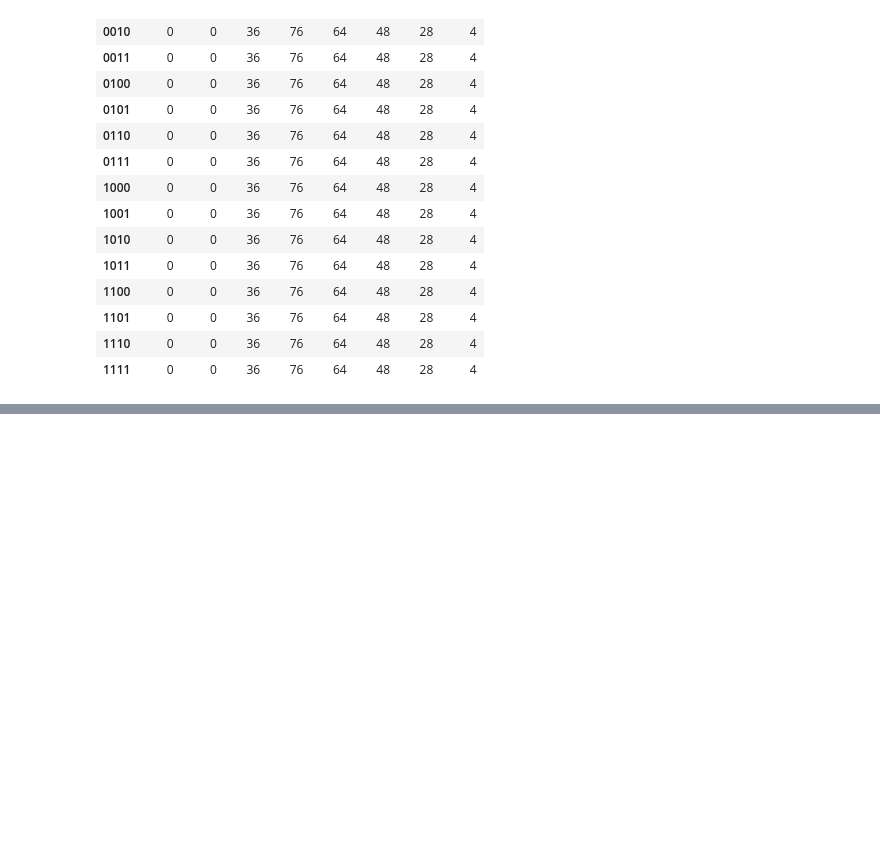
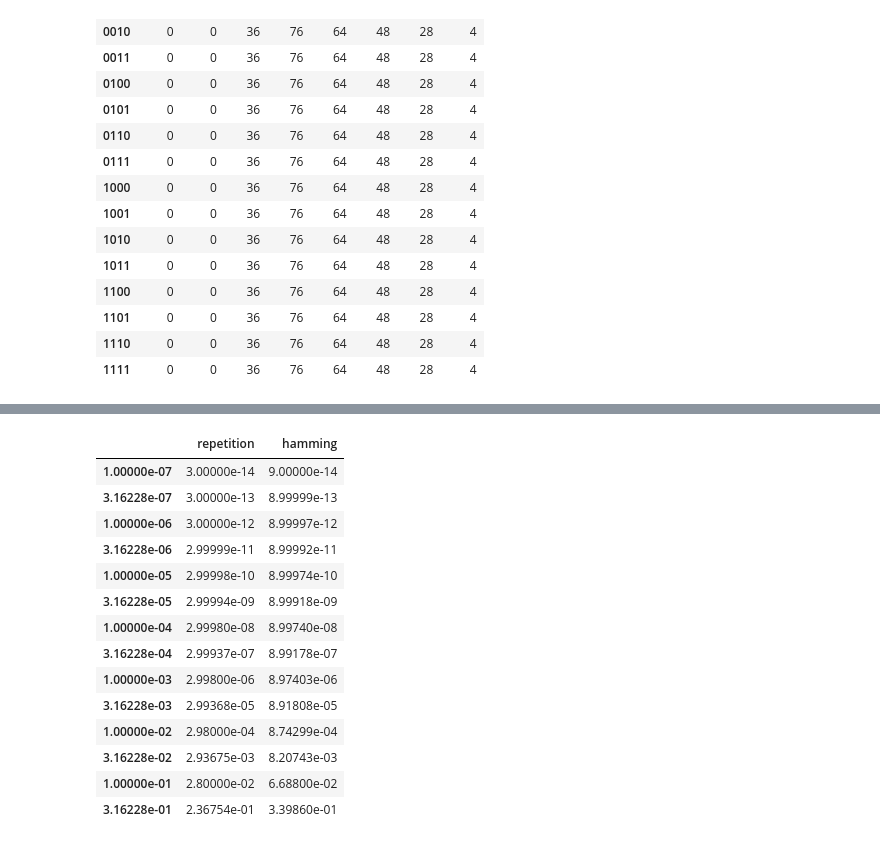
Before and after one commit to asano-lab/oasobi, a Jupyter notebook: coding/error_patterns.ipynb, the cells around one changed output, grey strips where cells are left out. Saved outputs shown, nothing was run; the diff lists cells and outputs as text; code cells hidden in the pictures; blank space fills up the shorter version.

```diff
--- a/coding/error_patterns.ipynb
+++ b/coding/error_patterns.ipynb
@@ -222,0 +232,27 @@ $\displaystyle 11.382350286017$
+# %%
+e_prob_arr = np.logspace(-7, -0.5, 14)
+
+repetition_ber_arr = np.array(list(map(lambda x: repetition_ber.subs(p, x), e_prob_arr)), dtype="f8")
+hamming_ber_arr = np.array(list(map(lambda x: hamming_ber.subs(p, x), e_prob_arr)), dtype="f8")
+e_prob_arr_str = [f"{i:.5e}" for i in e_prob_arr]
+
+pd.options.display.float_format = "{:.5e}".format
+
+ber_df =  pd.DataFrame(np.stack([repetition_ber_arr, hamming_ber_arr]).T, index=e_prob_arr_str, columns=["repetition", "hamming"])
+ber_df
+# %% [output]
+|  | repetition | hamming |
+| 1.00000e-07 | 3.00000e-14 | 9.00000e-14 |
+| 3.16228e-07 | 3.00000e-13 | 8.99999e-13 |
+| 1.00000e-06 | 3.00000e-12 | 8.99997e-12 |
+| 3.16228e-06 | 2.99999e-11 | 8.99992e-11 |
+| 1.00000e-05 | 2.99998e-10 | 8.99974e-10 |
+| 3.16228e-05 | 2.99994e-09 | 8.99918e-09 |
+| 1.00000e-04 | 2.99980e-08 | 8.99740e-08 |
+| 3.16228e-04 | 2.99937e-07 | 8.99178e-07 |
+| 1.00000e-03 | 2.99800e-06 | 8.97403e-06 |
+| 3.16228e-03 | 2.99368e-05 | 8.91808e-05 |
+| 1.00000e-02 | 2.98000e-04 | 8.74299e-04 |
+| 3.16228e-02 | 2.93675e-03 | 8.20743e-03 |
+| 1.00000e-01 | 2.80000e-02 | 6.68800e-02 |
+| 3.16228e-01 | 2.36754e-01 | 3.39860e-01 |
```
Also changed, not shown: parts of 18 cells of this notebook, 1 other file.
